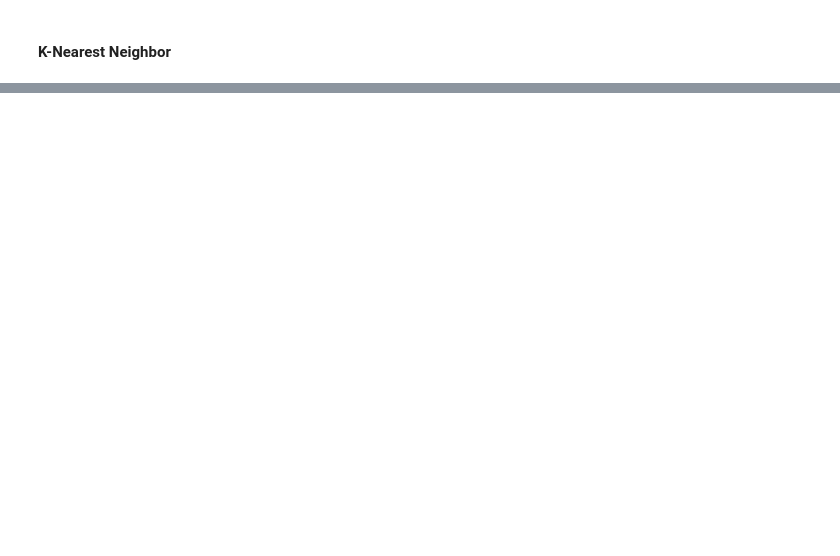
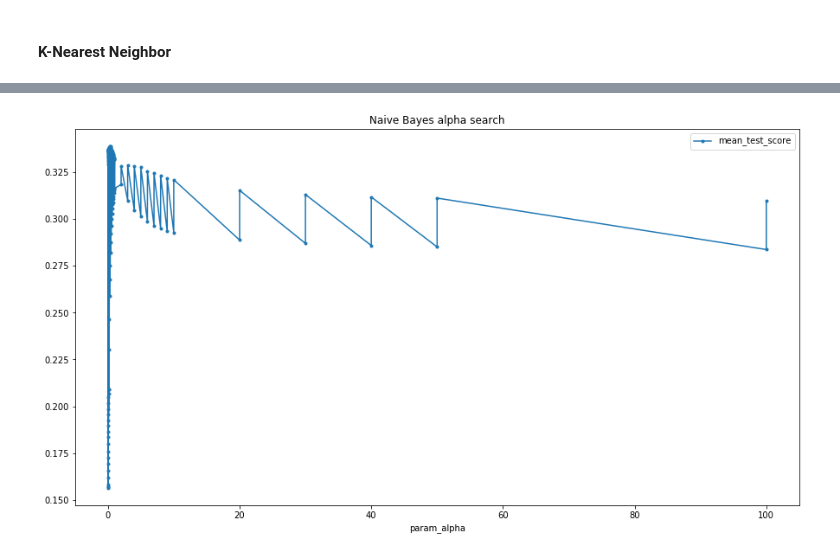
Before and after one commit to bensi94/Classifying-character-sentences-from-the-Simpsons, a Jupyter notebook: Grid search trials.ipynb, the cells around one changed output, grey strips where cells are left out. Saved outputs shown, nothing was run; the diff lists cells and outputs as text; code cells hidden in the pictures; blank space fills up the shorter version.

```diff
--- a/Grid search trials.ipynb
+++ b/Grid search trials.ipynb
@@ -211,7 +211,7 @@ param_grid = dict()
 param_grid = {'C':Cs}
 
 grid_search = best_params(x_train_vec, y_train, param_grid, svc)
-grid_search_dict = {'svc_grid':grid_search}
+grid_search_dict['svc_grid'] = grid_search
 
 best_results(grid_search)
 print(datetime.datetime.now())
@@ -230,7 +230,7 @@ lrc = LogisticRegression()
 
 grid_search = best_params(x_train_vec, y_train, param_grid, lrc)
 
-grid_search_dict = {'lr_grid':grid_search}
+grid_search_dict['lr_grid'] = grid_search
 best_results(grid_search)
 print(datetime.datetime.now())
 # %% [output]
@@ -244,13 +244,13 @@ For parameters: {'C': 2}
 n_neighbors = [i for i in range(1,21)]
 n_neighbors.extend([i for i in range(20, 51, 5)])
 n_neighbors.extend([i for i in range(50, 201, 10)])
-knn = KNeighborsClassifier(
+knn = KNeighborsClassifier()
 param_grid = dict()
 param_grid = {'n_neighbors':n_neighbors}
 
 grid_search = best_params(x_train_vec, y_train, param_grid, knn)
 
-grid_search_dict = {'knn_grid':grid_search}
+grid_search_dict['knn_grid'] = grid_search
 
 best_results(grid_search)
 print(datetime.datetime.now())
@@ -261,0 +262,8 @@ For parameters: {'n_neighbors': 80}
+# %%
+def plot_grid_search(grid, title, param):
+    grid_df = pd.DataFrame(grid.cv_results_)
+    grid_df.plot(x=param, y='mean_test_score', figsize=(15,8), style='.-', title=title)
+# %%
+plot_grid_search(grid_search_dict['nb_grid'], 'Naive Bayes alpha search', 'param_alpha')
+# %% [output]
+[figure, added]
```
Also changed, not shown: parts of 7 cells of this notebook.
